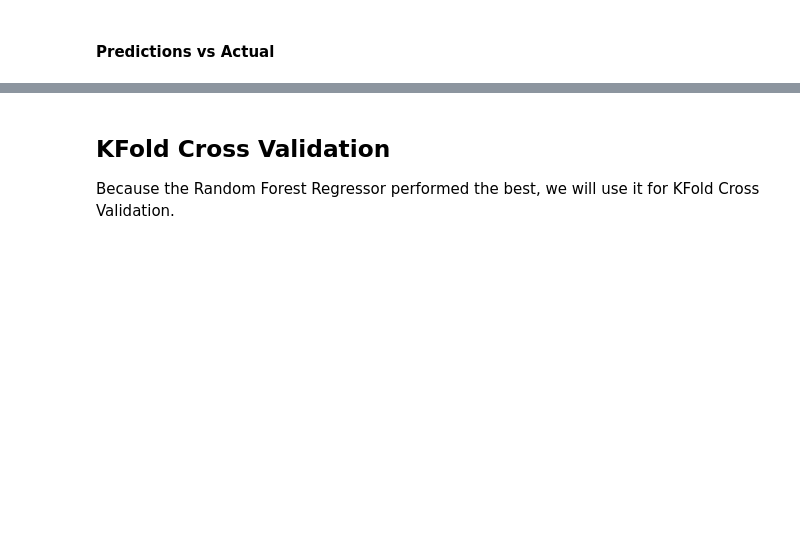
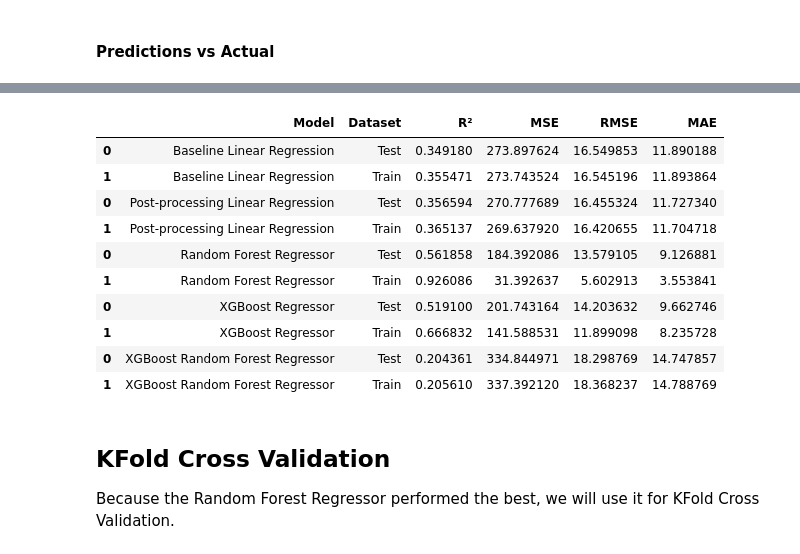
Before and after one commit to ethanc-ec/BA476-Project, a Jupyter notebook: code/project.ipynb, the cells around one changed output, grey strips where cells are left out. Cells and saved outputs as stored; diff of their text form; code cells hidden in the pictures; blank space fills up the shorter version.

```diff
--- a/code/project.ipynb
+++ b/code/project.ipynb
@@ -275,3 +304,11 @@ kmeans = KMeans(n_clusters=40, random_state=42)
 kmeans.fit(std_df)
 df["cluster"] = kmeans.labels_
 df["cluster"] = df["cluster"].astype("category")
+
+# Create dummy variables for clusters
+cluster_dummies = pd.get_dummies(df['cluster'], prefix='cluster')
+df = pd.concat([df, cluster_dummies], axis=1)
+df = df.drop(['cluster'], axis=1)
+
+print(f"Added {cluster_dummies.shape[1]} cluster dummy variables")
+print(f"Total features: {df.shape[1]}")
@@ -426,7 +516,7 @@ model = XGBRegressor(
     n_estimators=300,
     n_jobs=-1,
     random_state=42,
-    enable_categorical=True,
+    enable_categorical=False,
     early_stopping_rounds=50,
 )
 
@@ -476,7 +589,7 @@ X_train, X_test, y_train, y_test = train_test_split(X, y, test_size=0.30, random
 
 # Initialize the XGBRFRegressor model
 model = XGBRFRegressor(
-    tree_method="hist", n_estimators=200, n_jobs=-1, random_state=42, enable_categorical=True
+    tree_method="hist", n_estimators=200, n_jobs=-1, random_state=42, enable_categorical=False
 )
 
 # Fit the model to the training data
@@ -698,3 +827,18 @@ print(f"Created and saved {len(models)} individual model plots to images/ direct
+# %%
+full_results.to_csv("data/model_results.csv", index=False)
+full_results
+# %% [output]
+|  | Model | Dataset | R² | MSE | RMSE | MAE |
+| 0 | Baseline Linear Regression | Test | 0.349180 | 273.897624 | 16.549853 | 11.890188 |
+| 1 | Baseline Linear Regression | Train | 0.355471 | 273.743524 | 16.545196 | 11.893864 |
+| 0 | Post-processing Linear Regression | Test | 0.356594 | 270.777689 | 16.455324 | 11.727340 |
+| 1 | Post-processing Linear Regression | Train | 0.365137 | 269.637920 | 16.420655 | 11.704718 |
+| 0 | Random Forest Regressor | Test | 0.561858 | 184.392086 | 13.579105 | 9.126881 |
+| 1 | Random Forest Regressor | Train | 0.926086 | 31.392637 | 5.602913 | 3.553841 |
+| 0 | XGBoost Regressor | Test | 0.519100 | 201.743164 | 14.203632 | 9.662746 |
+| 1 | XGBoost Regressor | Train | 0.666832 | 141.588531 | 11.899098 | 8.235728 |
+| 0 | XGBoost Random Forest Regressor | Test | 0.204361 | 334.844971 | 18.298769 | 14.747857 |
+| 1 | XGBoost Random Forest Regressor | Train | 0.205610 | 337.392120 | 18.368237 | 14.788769 |
 # %% [markdown]
 ## KFold Cross Validation
 
```
Also changed, not shown: parts of 15 cells of this notebook, 7 other files.
